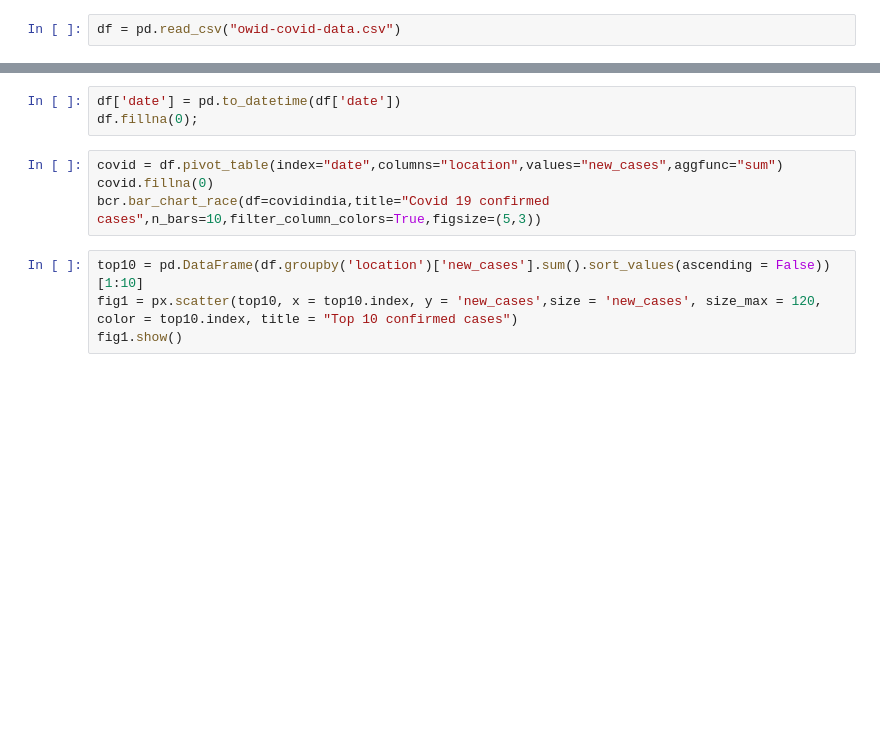
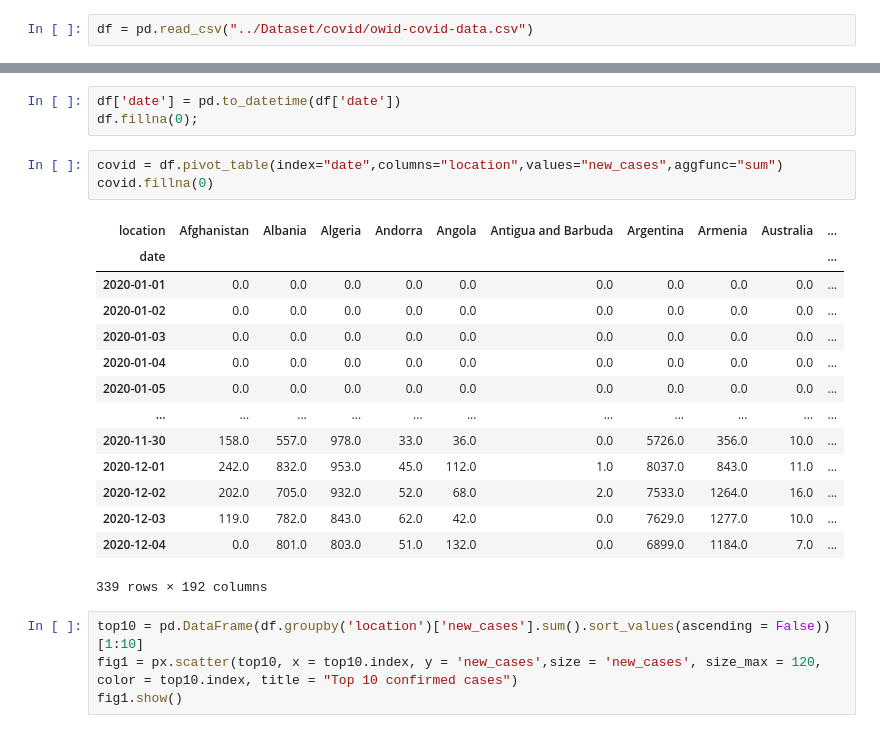
Before and after one commit to AashutoshTrivedi/100-Days-of-DataScience, a Jupyter notebook: Resources/Covid-19/Covid-19-Analysis.ipynb, the cells around one changed output, grey strips where cells are left out. Drawn from its saved outputs; the diff is of its cells as text; blank space fills up the shorter version.

```diff
--- a/Resources/Covid-19/Covid-19-Analysis.ipynb
+++ b/Resources/Covid-19/Covid-19-Analysis.ipynb
@@ -12,7 +11,7 @@ cd ../Dataset
 # %% [markdown]
 DataSet from [here](https://github.com/owid/covid-19-data/tree/master/public/data/)
 # %%
-df = pd.read_csv("owid-covid-data.csv")
+df = pd.read_csv("../Dataset/covid/owid-covid-data.csv")
 # %%
 print(df.head())
 print(df.info())
@@ -40,7 +39,21 @@ df.fillna(0);
 # %%
 covid = df.pivot_table(index="date",columns="location",values="new_cases",aggfunc="sum")
 covid.fillna(0)
-bcr.bar_chart_race(df=covidindia,title="Covid 19 confirmed cases",n_bars=10,filter_column_colors=True,figsize=(5,3))
+# %% [output]
+| location | Afghanistan | Albania | Algeria | Andorra | Angola | Antigua and Barbuda | Argentina | Armenia | Australia | ... |
+| date |  |  |  |  |  |  |  |  |  | ... |
+| 2020-01-01 | 0.0 | 0.0 | 0.0 | 0.0 | 0.0 | 0.0 | 0.0 | 0.0 | 0.0 | ... |
+| 2020-01-02 | 0.0 | 0.0 | 0.0 | 0.0 | 0.0 | 0.0 | 0.0 | 0.0 | 0.0 | ... |
+| 2020-01-03 | 0.0 | 0.0 | 0.0 | 0.0 | 0.0 | 0.0 | 0.0 | 0.0 | 0.0 | ... |
+| 2020-01-04 | 0.0 | 0.0 | 0.0 | 0.0 | 0.0 | 0.0 | 0.0 | 0.0 | 0.0 | ... |
+| 2020-01-05 | 0.0 | 0.0 | 0.0 | 0.0 | 0.0 | 0.0 | 0.0 | 0.0 | 0.0 | ... |
+| ... | ... | ... | ... | ... | ... | ... | ... | ... | ... | ... |
+| 2020-11-30 | 158.0 | 557.0 | 978.0 | 33.0 | 36.0 | 0.0 | 5726.0 | 356.0 | 10.0 | ... |
+| 2020-12-01 | 242.0 | 832.0 | 953.0 | 45.0 | 112.0 | 1.0 | 8037.0 | 843.0 | 11.0 | ... |
+| 2020-12-02 | 202.0 | 705.0 | 932.0 | 52.0 | 68.0 | 2.0 | 7533.0 | 1264.0 | 16.0 | ... |
+| 2020-12-03 | 119.0 | 782.0 | 843.0 | 62.0 | 42.0 | 0.0 | 7629.0 | 1277.0 | 10.0 | ... |
+| 2020-12-04 | 0.0 | 801.0 | 803.0 | 51.0 | 132.0 | 0.0 | 6899.0 | 1184.0 | 7.0 | ... |
+339 rows × 192 columns
 # %%
 top10 = pd.DataFrame(df.groupby('location')['new_cases'].sum().sort_values(ascending = False))[1:10]
 fig1 = px.scatter(top10, x = top10.index, y = 'new_cases',size = 'new_cases', size_max = 120, color = top10.index, title = "Top 10 confirmed cases")
```
Also changed, not shown: parts of 4 cells of this notebook.
